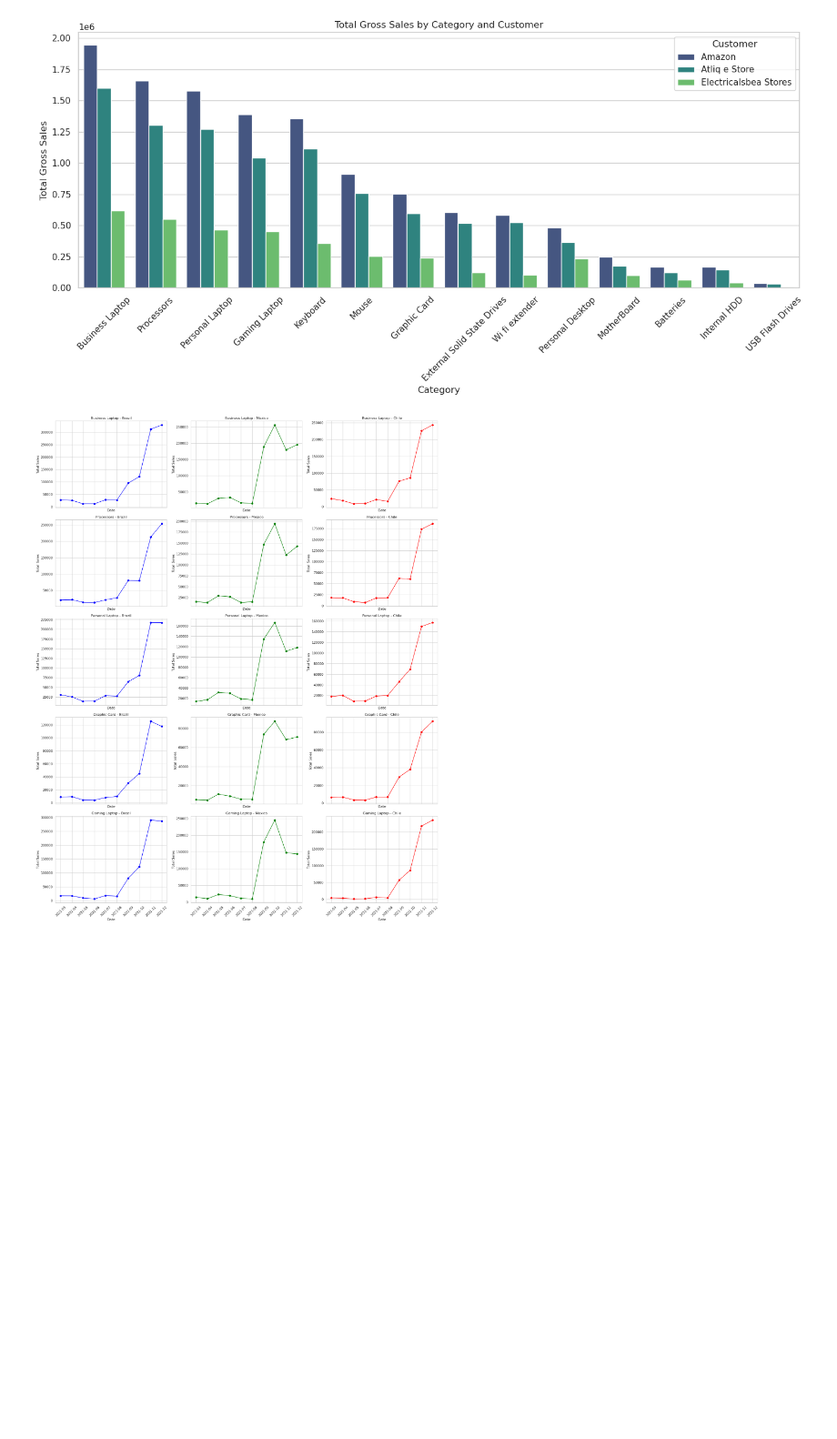
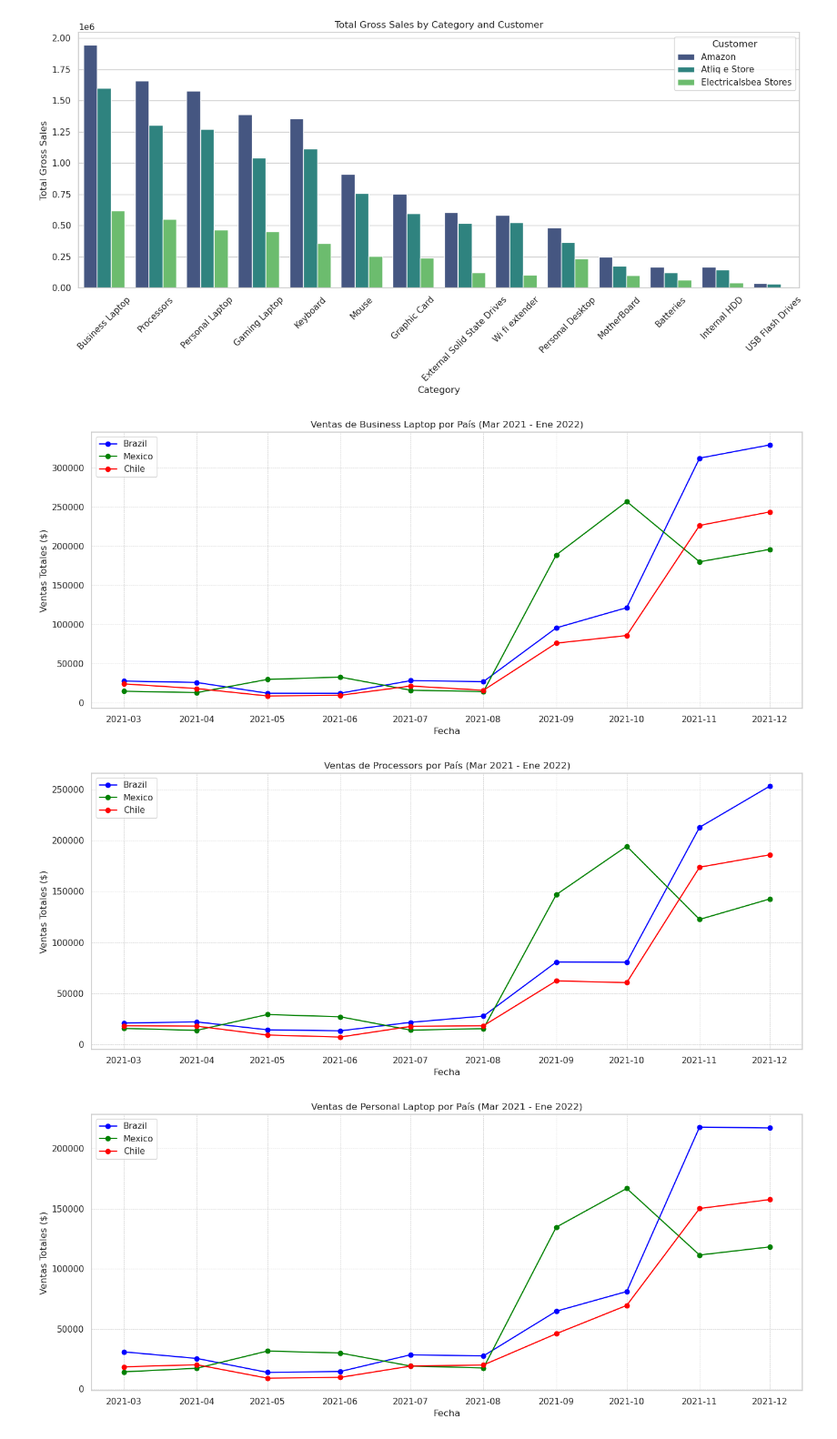
Before and after one commit to Daniboycg/Atliq_Database_Time-Series, a Jupyter notebook: src/notebooks/Summary.ipynb, the cells around one changed output. Shown at 91% size. Saved outputs shown, nothing was run; the diff lists cells and outputs as text; code cells hidden in the pictures; blank space fills up the shorter version.

```diff
--- a/src/notebooks/Summary.ipynb
+++ b/src/notebooks/Summary.ipynb
@@ -59,14 +59,16 @@ plot_sales_by_category_and_customer(LATAM)
 # %%
 selected_categories = ['Business Laptop', 'Personal Laptop','Gaming Laptop','Processors','Graphic Card']
 top_categories = LATAM.loc[LATAM['category'].isin(selected_categories)]
 
 start_date = '2021-03-01'
 end_date = '2022-01-31'
 
 # date range filter
 filtered_data = top_categories[(top_categories['date'] >= start_date) & (top_categories['date'] <= end_date)].reset_index(drop=True)
 filtered_data2 = filtered_data.loc[~(filtered_data['market']=='Columbia')]
 
-plot_sales_category_matrix_country(filtered_data2)
+plot_sales_by_selected_categories_countries(filtered_data2)
 # %% [output]
-[figure, old version]
+[figure, new version]
+[figure, added]
+[figure, added]
```
Also changed, not shown: parts of 1 cell of this notebook, 2 other files.
